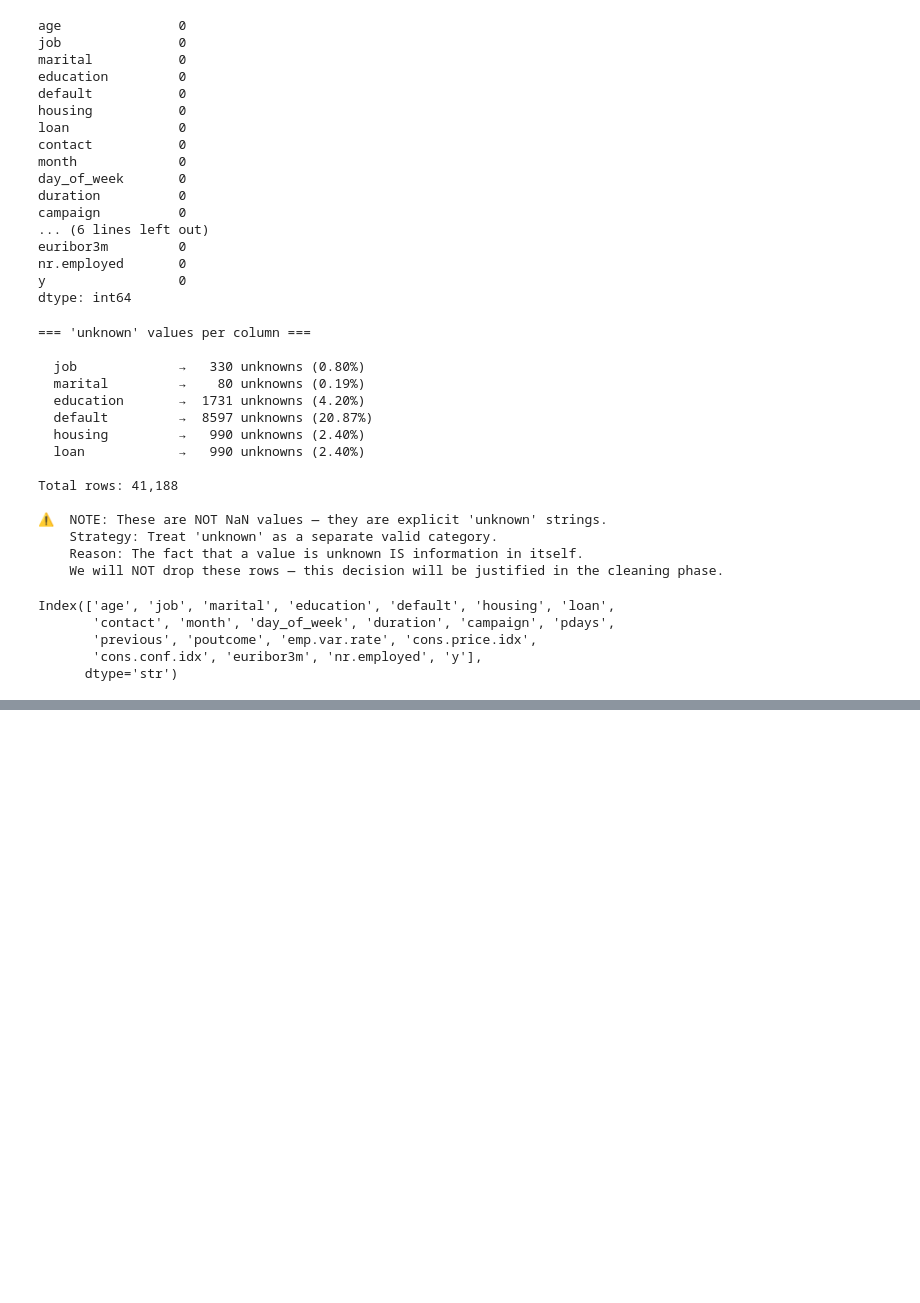
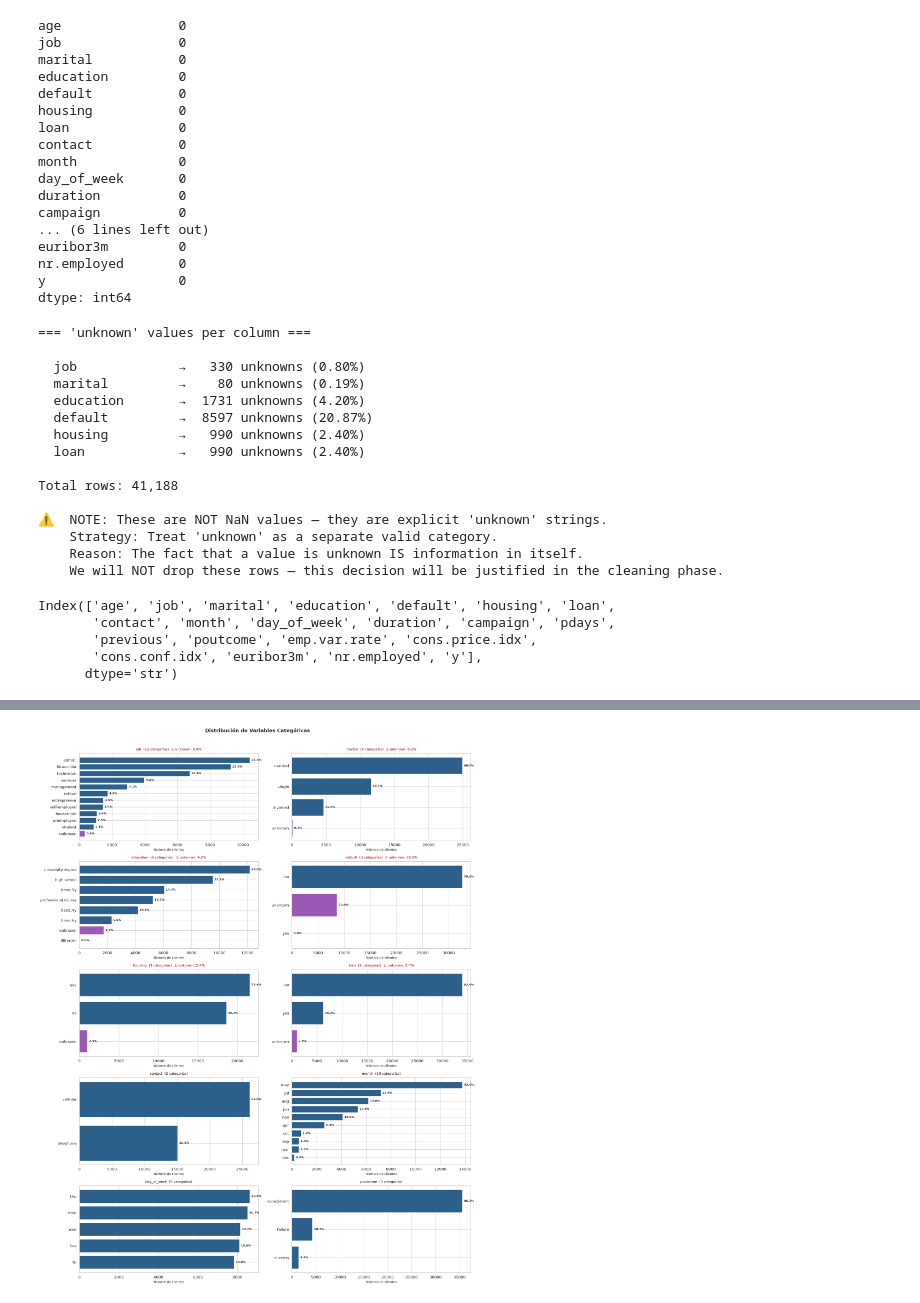
Before and after one commit to MariaIsaDurango/datascope-bank-marketing, a Jupyter notebook: notebooks/bank_marketing_ml_project.ipynb, the cells around one changed output, grey strips where cells are left out. Cells and saved outputs as stored; diff of their text form; code cells hidden in the pictures; blank space fills up the shorter version.

```diff
--- a/notebooks/bank_marketing_ml_project.ipynb
+++ b/notebooks/bank_marketing_ml_project.ipynb
@@ -329,0 +596,94 @@ Index(['age', 'job', 'marital', 'education', 'default', 'housing', 'loan',
+# %%
+# =============================================================================
+# EDA 3/3 — CATEGORICAL VARIABLES ANALYSIS
+# =============================================================================
+
+def plot_categorical_distributions(df: pd.DataFrame,
+                                    exclude_cols: list = None) -> None:
+    """
+    Plot horizontal frequency bar charts for all categorical variables.
+    Highlights 'unknown' values in a distinct color for immediate visual detection.
+
+    Args:
+        df: Input DataFrame
+        exclude_cols: Columns to exclude (typically the target variable)
+
+    Returns:
+        None — saves figure to reports/figures/
+    """
+    if exclude_cols is None:
+        exclude_cols = []
+
+    cat_cols = [col for col in df.select_dtypes(exclude=[np.number]).columns
+                if col not in exclude_cols]
+
+    n_cols = 2
+    n_rows = (len(cat_cols) + 1) // 2
+
+    fig, axes = plt.subplots(n_rows, n_cols, figsize=(20, n_rows * 5))
+    fig.suptitle('Distribución de Variables Categóricas',
+                 fontsize=16, fontweight='bold', y=1.01)
+    axes_flat = axes.flatten()
+
+    for i, col in enumerate(cat_cols):
+        value_counts = df[col].value_counts()
+        pct          = df[col].value_counts(normalize=True) * 100
+        has_unknown  = 'unknown' in value_counts.index
+
+        # Color: unknown in distinct color, rest in palette
+        bar_colors = [PALETTE[3] if v == 'unknown' else PALETTE[0]
+                      for v in value_counts.index]
+
+        bars = axes_flat[i].barh(
+            value_counts.index,
+            value_counts.values,
+            color=bar_colors,
+            edgecolor='white',
+            linewidth=0.8
+        )
+
+        # Percentage labels
+        for bar, p in zip(bars, pct.values):
+            axes_flat[i].text(
+                bar.get_width() + max(value_counts) * 0.01,
+                bar.get_y() + bar.get_height() / 2,
+                f'{p:.1f}%', va='center', fontsize=9, fontweight='bold'
+            )
+
+        # Title — warn if has unknown
+        title = f'{col}  ({df[col].nunique()} categorías)'
+        title_color = '#8B0000' if has_unknown else 'black'
+        if has_unknown:
+            unknown_pct = (df[col] == 'unknown').sum() / len(df) * 100
+            title += f'  ⚠️ unknown: {unknown_pct:.1f}%'
+
+        axes_flat[i].set_title(title, fontsize=11, color=title_color, pad=10)
+        axes_flat[i].set_xlabel('Número de clientes', fontsize=10)
+        axes_flat[i].invert_yaxis()
+
+    # Hide unused subplots
+    for j in range(len(cat_cols), len(axes_flat)):
+        axes_flat[j].set_visible(False)
+
+    plt.tight_layout()
+    plt.savefig('../reports/figures/03_categorical_distributions.png',
+                dpi=150, bbox_inches='tight')
+    plt.show()
+
+    # --- Cardinality and unknown summary ---
+    print("\n=== RESUMEN — Variables Categóricas ===\n")
+    print(f"{'Variable':<20}{'Categorías':>12}{'Más frecuente':>22}"
+          f"{'% moda':>10}{'unknown %':>12}")
+    print("─" * 78)
+    for col in cat_cols:
+        top_val     = df[col].mode()[0]
+        top_pct     = (df[col] == top_val).sum() / len(df) * 100
+        unknown_pct = (df[col] == 'unknown').sum() / len(df) * 100
+        unk_str     = f'⚠️  {unknown_pct:.1f}%' if unknown_pct > 0 else '—'
+        print(f"{col:<20}{df[col].nunique():>12}{str(top_val):>22}"
+              f"{top_pct:>9.1f}%{unk_str:>12}")
+
+
+plot_categorical_distributions(df, exclude_cols=['y'])
+# %% [output]
+[figure, added]
```
Also changed, not shown: parts of 31 cells of this notebook.
